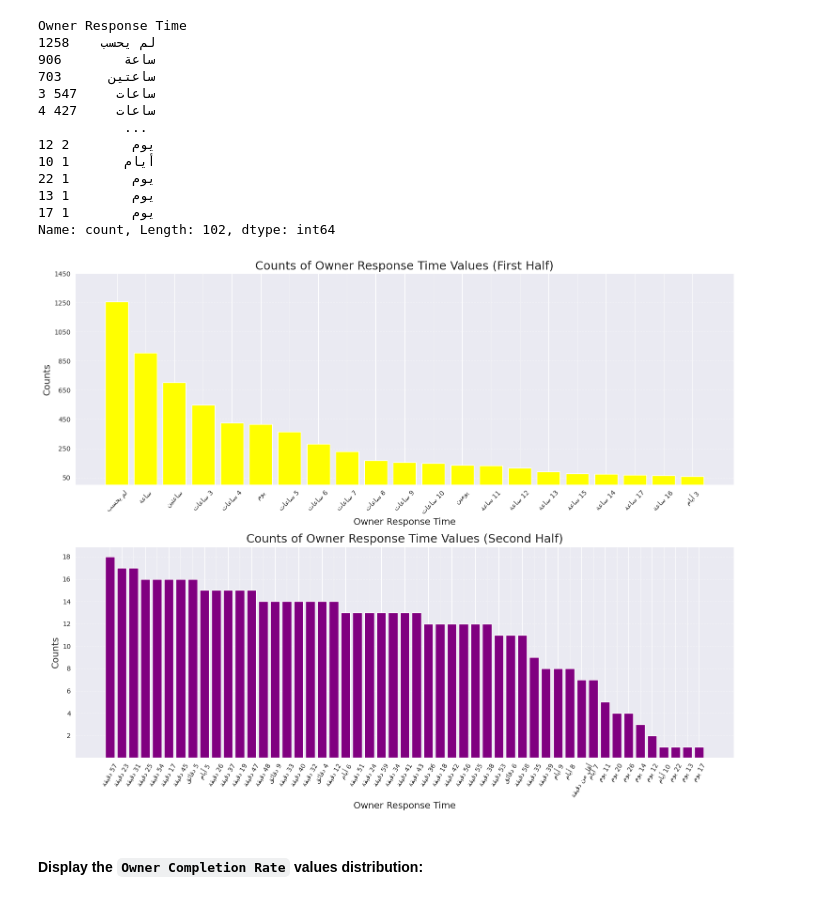
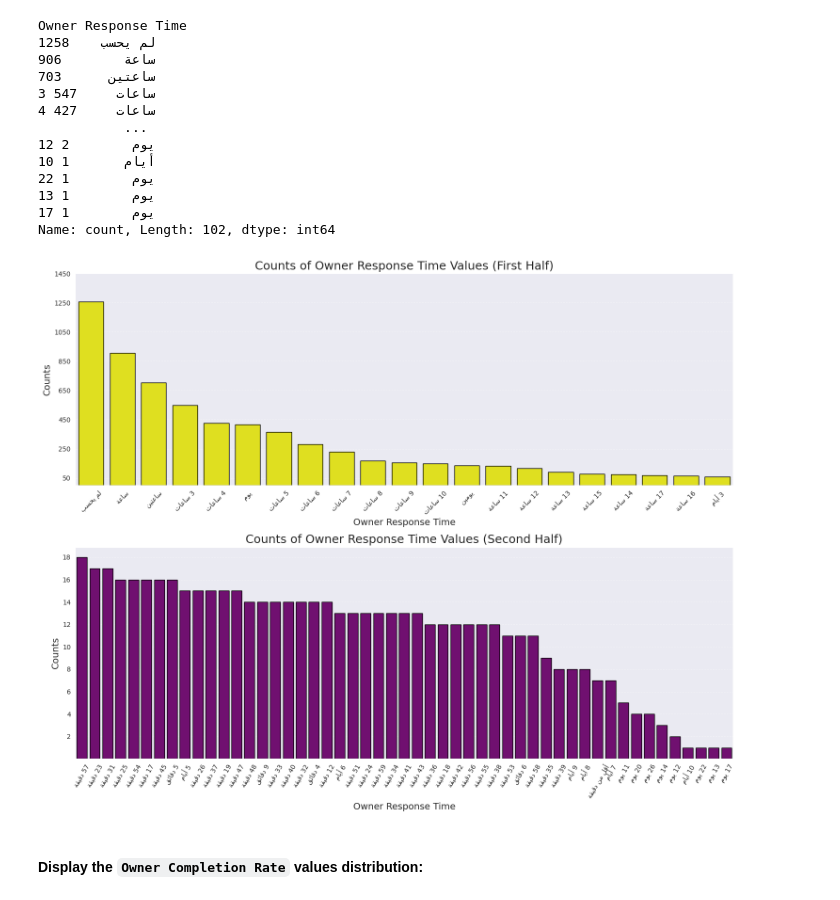
Before and after one commit to IsmaelMousa/khamsat-predictor, a Jupyter notebook: notebooks/eda.ipynb, the cells around one changed output. Drawn from its saved outputs; the diff is of its cells as text; code cells hidden in the pictures.

```diff
--- a/notebooks/eda.ipynb
+++ b/notebooks/eda.ipynb
@@ -297,36 +328,36 @@ filtered_first_half_values = []
 for label, value in zip(first_half_labels, first_half_values):
     if value > 50:
         filtered_first_half_labels.append(label)
         filtered_first_half_values.append(value)
 
 second_half_labels = display_labels[mid_index:]
 second_half_values = owner_response_time_counts.values[mid_index:]
 
 plt.figure(figsize=(15, 12))
 
 plt.subplot(2, 1, 1)
-plt.bar(filtered_first_half_labels, filtered_first_half_values, color="yellow")
+sns.barplot(x=filtered_first_half_labels, y=filtered_first_half_values, color="yellow", edgecolor="black")
 plt.title("Counts of Owner Response Time Values (First Half)", fontsize=18)
 plt.xlabel("Owner Response Time", fontsize=14)
 plt.ylabel("Counts", fontsize=14)
 plt.xticks(rotation=45, fontsize=10)
 plt.yticks(range(50, int(max(filtered_first_half_values)) + 200, 200), fontsize=10)
 plt.grid(axis="y", alpha=0.5, linestyle="--")
 plt.tight_layout()
 
 plt.subplot(2, 1, 2)
-plt.bar(second_half_labels, second_half_values, color="purple")
+sns.barplot(x=second_half_labels, y=second_half_values, color="purple", edgecolor="black")
 plt.title("Counts of Owner Response Time Values (Second Half)", fontsize=18)
 plt.xlabel("Owner Response Time", fontsize=14)
 plt.ylabel("Counts", fontsize=14)
 plt.xticks(rotation=60, fontsize=10)
 plt.yticks(range(2, int(max(second_half_values)) + 2, 2), fontsize=10)
 plt.grid(axis="y", alpha=0.5, linestyle="--")
 plt.tight_layout()
 
 plt.show()
 # %% [output]
-[figure, old version]
+[figure, new version]
 # %% [markdown]
 #### Display the `Owner Completion Rate` values distribution:
 # %%
```
Also changed, not shown: parts of 35 cells of this notebook.
